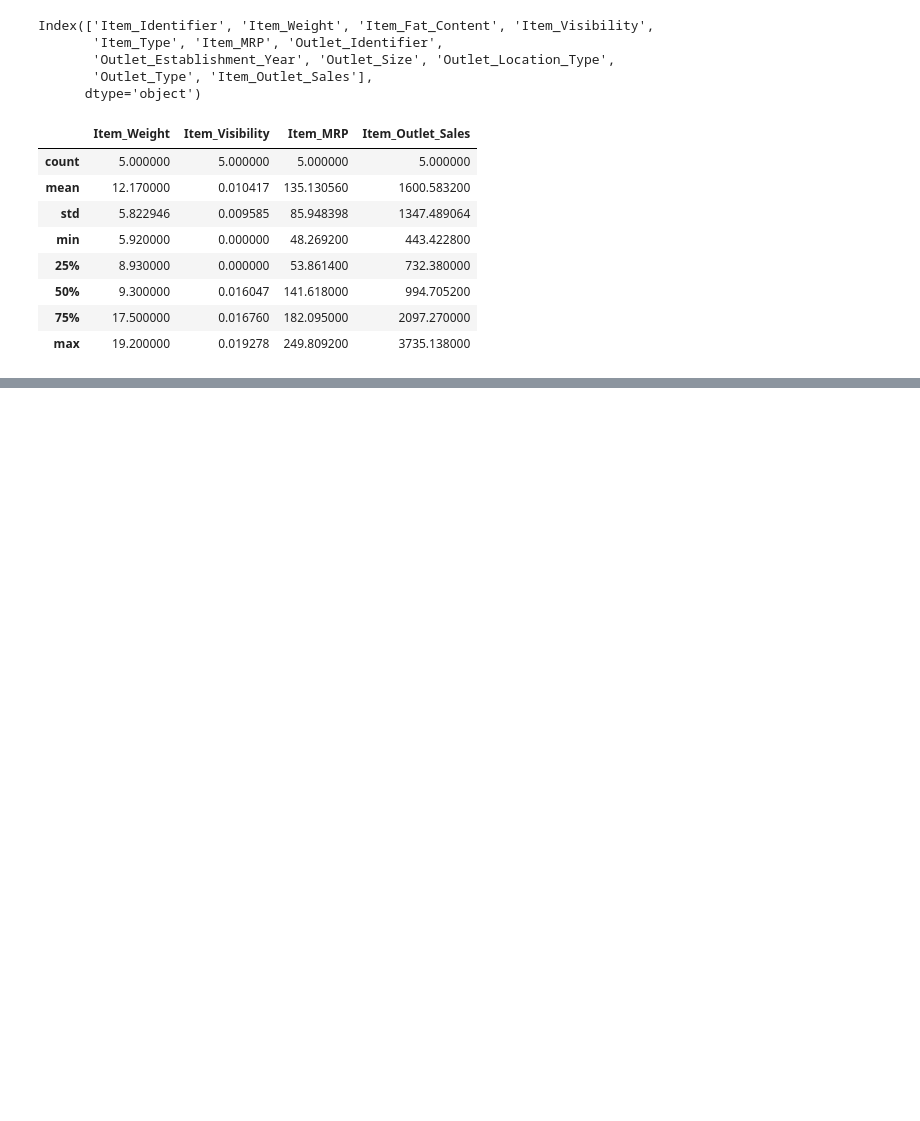
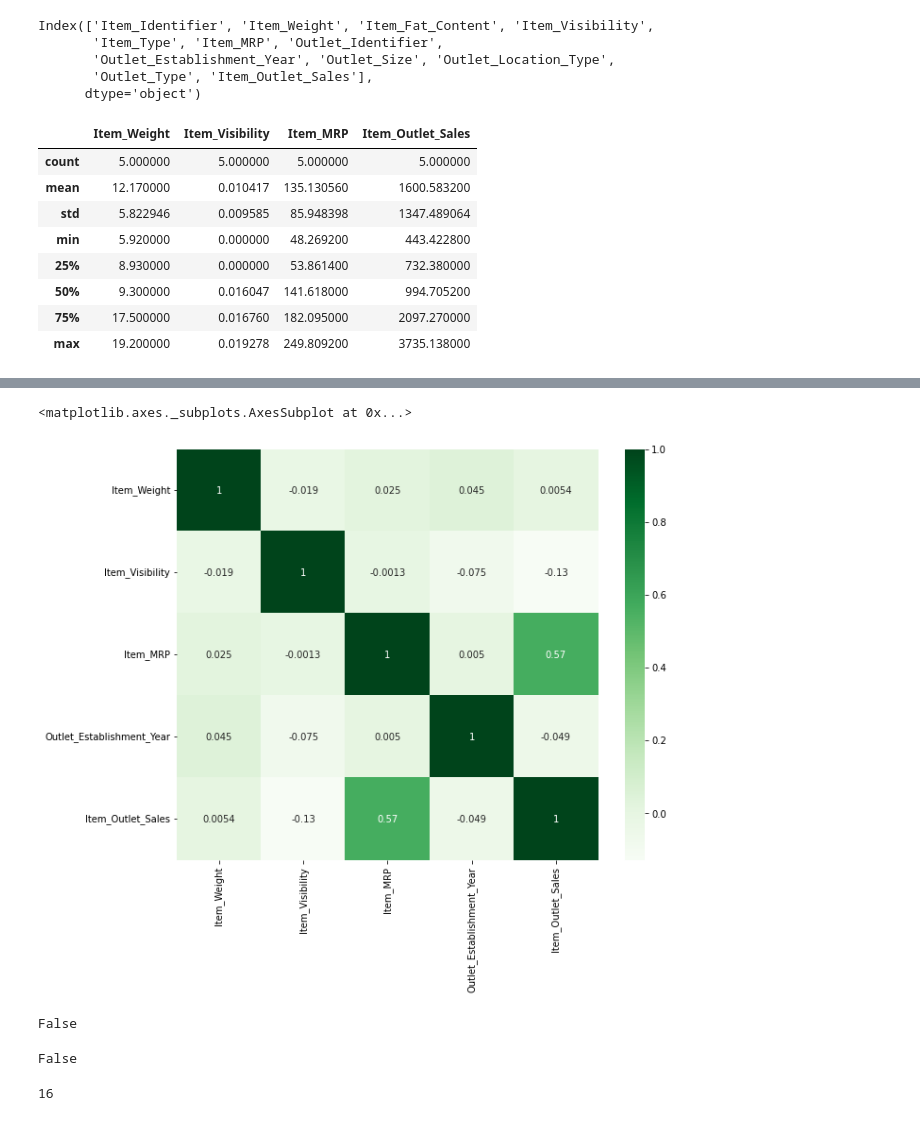
Before and after one commit to robsworld718/food-sales-predictions, a Jupyter notebook: food_sales_predictions.ipynb, the cells around one changed output, grey strips where cells are left out. Saved outputs shown, nothing was run; the diff lists cells and outputs as text; code cells hidden in the pictures; blank space fills up the shorter version.

```diff
--- a/food_sales_predictions.ipynb
+++ b/food_sales_predictions.ipynb
@@ -154,3 +156,6 @@ df.head(10)
 | 7 | FDP10 | 12.000 | Low Fat | 0.127470 | Snack Foods | 107.7622 | ... |
 | 8 | FDH17 | 16.200 | Regular | 0.016687 | Frozen Foods | 96.9726 | ... |
 | 9 | FDU28 | 19.200 | Regular | 0.094450 | Frozen Foods | 187.8214 | ... |
+# %%
+df["Item_Fat_Content"].replace({"LF": "Low Fat"}, inplace=True)
+print(df.iloc[66])
@@ -156,0 +176,4 @@ df.head(10)
+# %%
+df["Item_Fat_Content"].replace({"low fat": "Low Fat"}, inplace=True)
+# %%
+df["Item_Fat_Content"].replace({"reg": "Regular"}, inplace=True)
@@ -192,0 +238,23 @@ df[['Item_Weight','Item_Visibility','Item_MRP','Item_Outlet_Sales']].head().desc
+# %%
+corr = df.corr()
+
+import seaborn as sns
+
+plt.figure(figsize=(10,8))
+sns.heatmap(corr, cmap = 'Greens', annot = True)
+# %% [output]
+<matplotlib.axes._subplots.AxesSubplot at 0x...>
+[figure, added]
+# %%
+df['Item_MRP'].sort_values().isnull().any()
+# %% [output]
+False
+# %%
+df['Item_Outlet_Sales'].sort_values().isnull().any()
+# %% [output]
+False
+# %%
+#There are 16 different types of food Items
+df['Item_Type'].nunique()
+# %% [output]
+16
```
Also changed, not shown: parts of 14 cells of this notebook.
